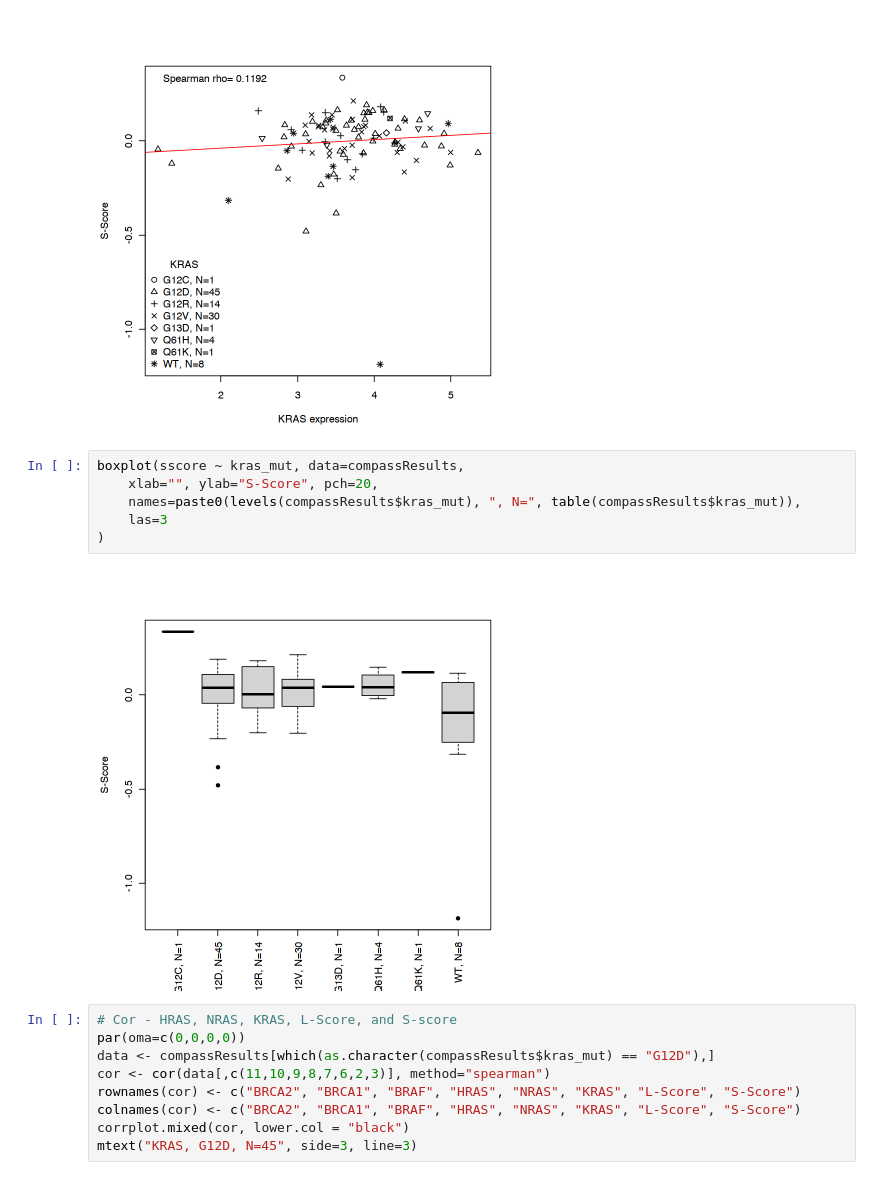
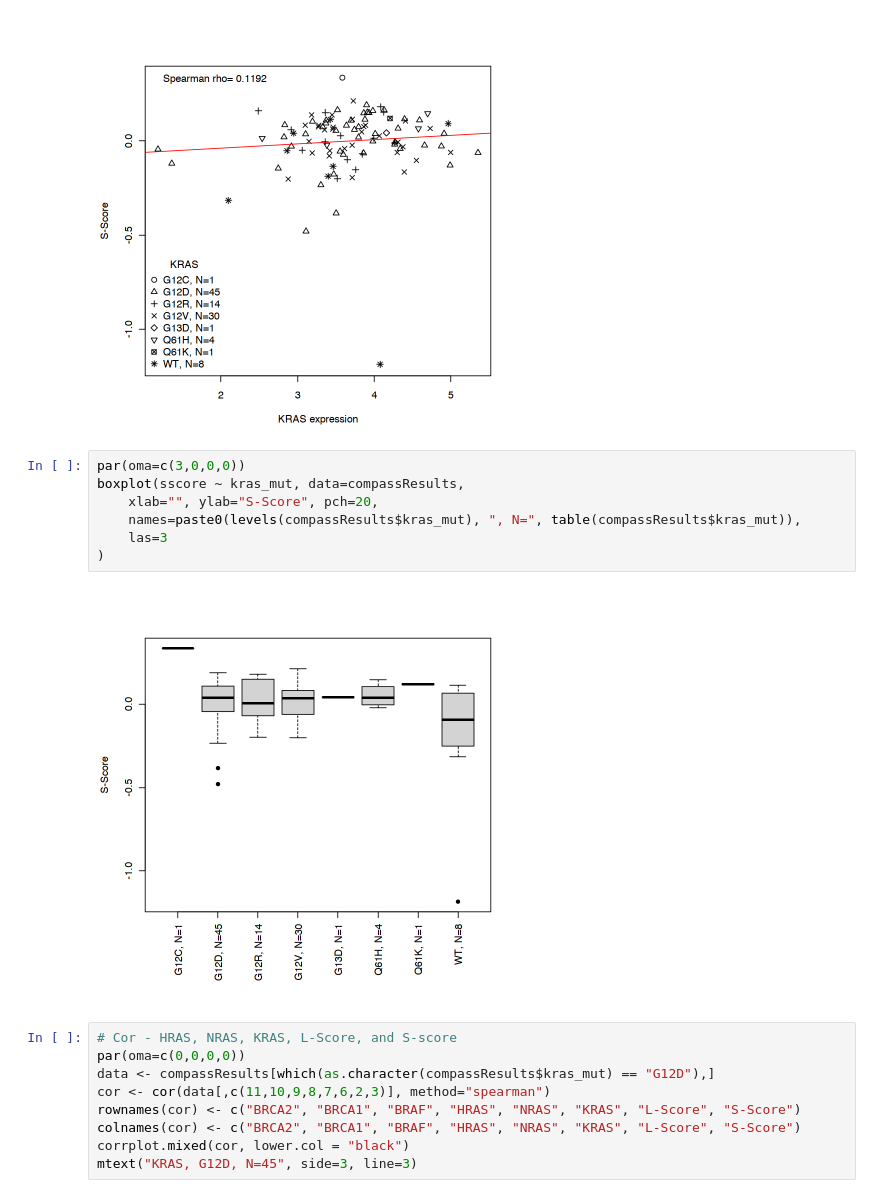
Before and after one commit to bhklab/RASDependencyScore, a Jupyter notebook: RASDSanalysis.ipynb, the cells around one changed output. Drawn from its saved outputs; the diff is of its cells as text.

```diff
--- a/RASDSanalysis.ipynb
+++ b/RASDSanalysis.ipynb
@@ -448,13 +450,14 @@ legend("bottomleft",
 # %% [output]
 [figure]
 # %%
+par(oma=c(3,0,0,0))
 boxplot(sscore ~ kras_mut, data=compassResults,
     xlab="", ylab="S-Score", pch=20,
     names=paste0(levels(compassResults$kras_mut), ", N=", table(compassResults$kras_mut)),
     las=3
 )
 # %% [output]
-[figure, old version]
+[figure, new version]
 # %%
 # Cor - HRAS, NRAS, KRAS, L-Score, and S-score
 par(oma=c(0,0,0,0))
```
Also changed, not shown: parts of 6 cells of this notebook, 2 other files.
